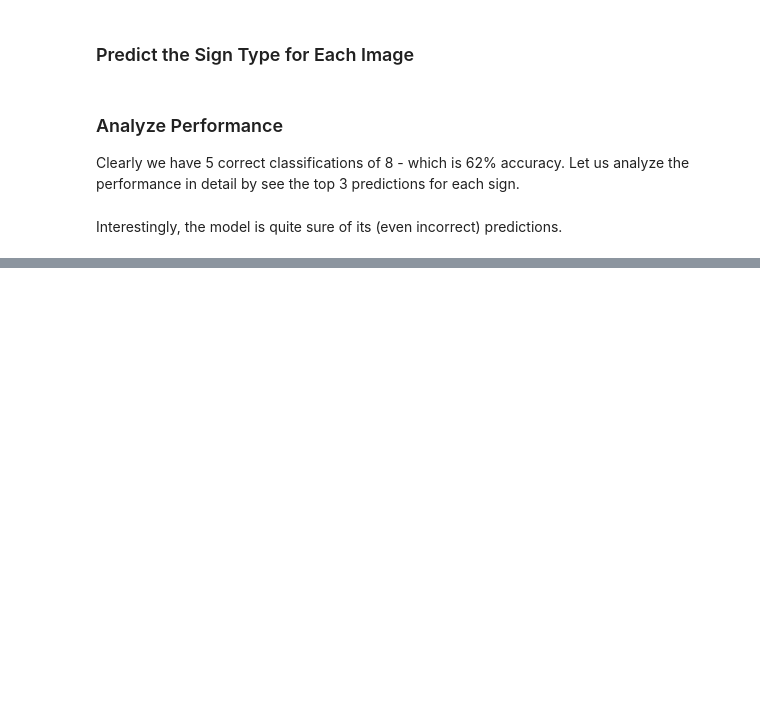
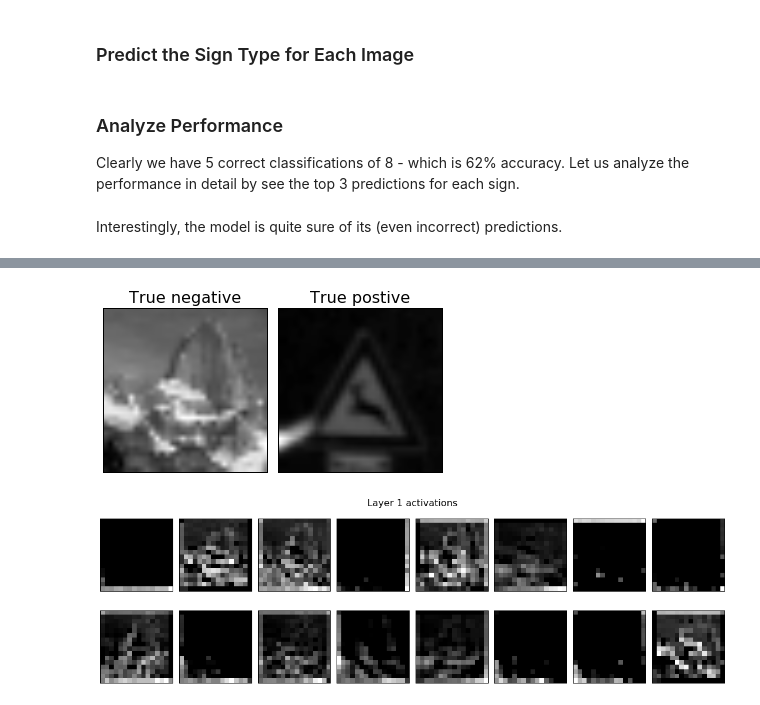
Before and after one commit to precyon/Traffic-Sign-Classifier, a Jupyter notebook: Traffic_Sign_Classifier.ipynb, the cells around one changed output, grey strips where cells are left out. Saved outputs shown, nothing was run; the diff lists cells and outputs as text; code cells hidden in the pictures; blank space fills up the shorter version.

Commit message:
Visualization of convolution layer activations added. Also added the corresponding documentation

```diff
--- a/Traffic_Sign_Classifier.ipynb
+++ b/Traffic_Sign_Classifier.ipynb
@@ -551,11 +560,11 @@ y_oh = toOneHot(y, n_classes)
 # %%
 # Errors, loss and optimizers
 rate = 0.002
-EPOCHS = 100
+EPOCHS = 50
 BATCH_SIZE = 128
 L2_REG = 0.000000
 # %%
-logits, weights = LeNet(x)
+logits, weights, activations = LeNet(x, returnActivations=True)
 
 with tf.name_scope("loss"):
     cross_entropy = tf.reduce_mean(tf.nn.softmax_cross_entropy_with_logits(labels=y_oh, logits=logits))
@@ -894,0 +862,76 @@ def outputFeatureMap(image_input, tf_activation, activation_min=-1, activation_m
+# %%
+
+def visualizeLayer(modelpath, inputx):
+    with tf.Session() as sess:
+        saver.restore(sess, modelpath)
+        layerOut = sess.run(activations, feed_dict={x: inputx})
+
+        #Choose only the first layer
+        layer = 0;
+        layerActs = layerOut[layer]
+        featuremaps = layerActs.shape[3]
+        #print(featuremaps)
+
+        image1Fig = plt.figure(figsize=(15,5))
+        plt.suptitle("Layer 1 activations", fontsize='16')
+        cols = 8
+        rows = np.ceil(featuremaps/cols)
+        for f in range(featuremaps):
+            plt.subplot(rows, cols, f+1)
+            plt.imshow(layerActs[0,:,:,f], interpolation="nearest", cmap = 'gray')
+            plt.xticks([])
+            plt.yticks([])
+        plt.tight_layout()
+        plt.savefig('act-image1.png', dpi=120, transparent=True, box_inches='Tight')
+        plt.show()
+
+
+        image2Fig = plt.figure(figsize=(15,5))
+        plt.suptitle("Layer 1 activations", fontsize='16')
+        cols = 8
+        rows = np.ceil(featuremaps/cols)
+        for f in range(featuremaps):
+            plt.subplot(rows, cols, f+1)
+            plt.imshow(layerActs[1,:,:,f], interpolation="nearest", cmap = 'gray')
+            plt.xticks([])
+            plt.yticks([])
+        plt.tight_layout()
+        plt.savefig('act-image2.png', dpi=120, transparent=True, box_inches='Tight')
+        plt.show()
+
+
+
+## Pick the images
+visImgs = np.zeros((2, 32, 32, 1))
+# One from the disk
+
+img = skimage.io.imread('fieldtest/15.jpg')
+img = skimage.filters.gaussian(img, sigma=5, multichannel=True)
+img = skimage.transform.resize(img, (32, 32), mode='constant')
+img = np.reshape(img, (1, *img.shape))
+visImgs[0,:,:,:] = Normalize(toGrayscale(img), 0.1, 0.9)
+
+# One among true positives
+truePosImg = x_valid[(predictions_valid == y_valid), :,:,:]
+visImgs[1,:,:,:] = truePosImg[68,:,:,:]
+
+visFig = plt.figure(figsize=(5,8))
+plt.subplot(1, 2, 1)
+plt.imshow(visImgs[0,:,:,0], cmap='gray')
+plt.xticks([])
+plt.yticks([])
+plt.title("True negative", fontsize=16)
+plt.subplot(1, 2, 2)
+plt.imshow(visImgs[1,:,:,0], cmap='gray')
+plt.xticks([])
+plt.yticks([])
+plt.title("True postive", fontsize=16)
+plt.tight_layout()
+plt.savefig('act-images.png', dpi=60, transparent=True, box_inches='Tight')
+plt.show
+
+# Visualize the activations
+visualizeLayer('./models/lenet-G4RF2H', visImgs) #not well trained
+# %% [output]
+[figure, added]
+[figure, added]
```
Also changed, not shown: parts of 7 cells of this notebook, 5 other files.
